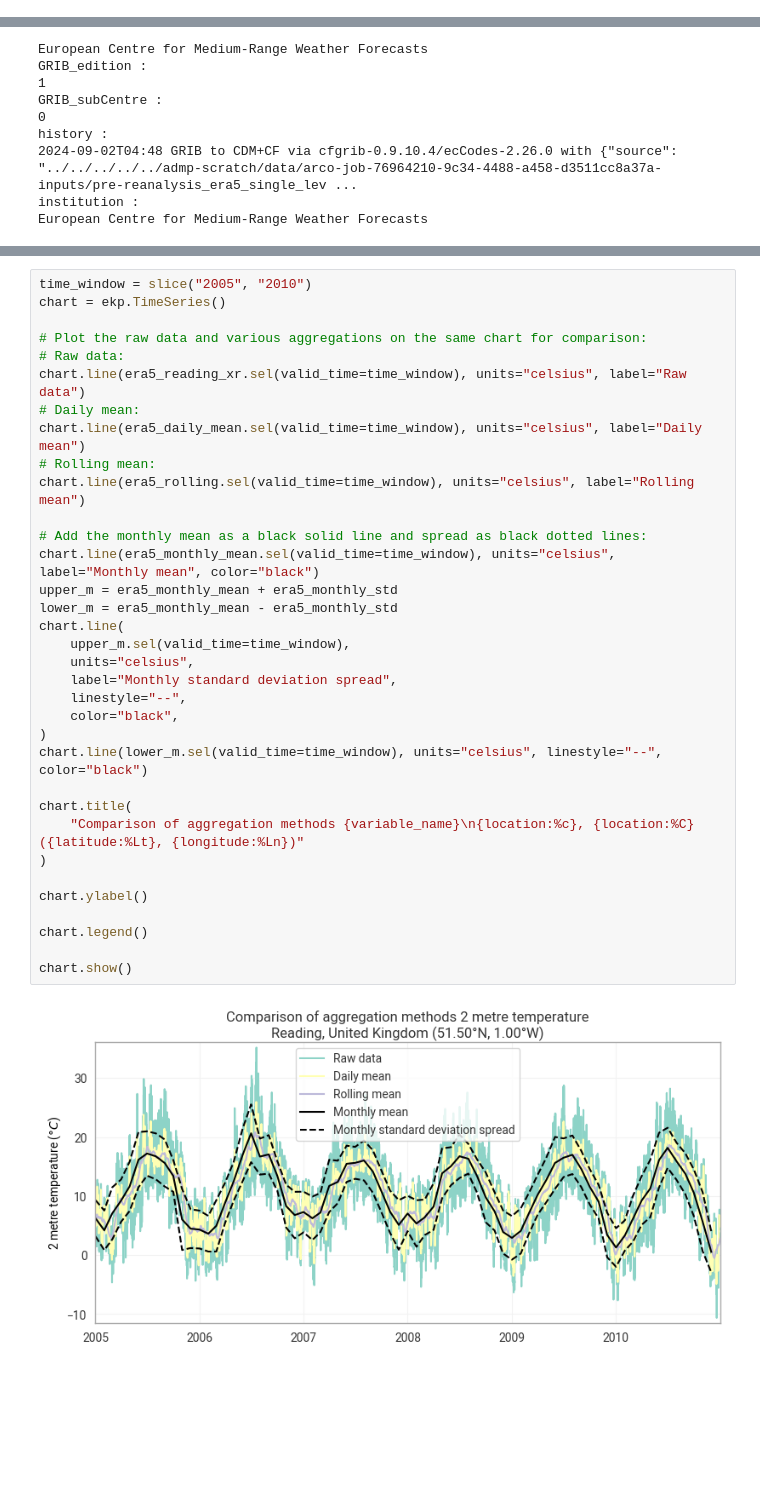
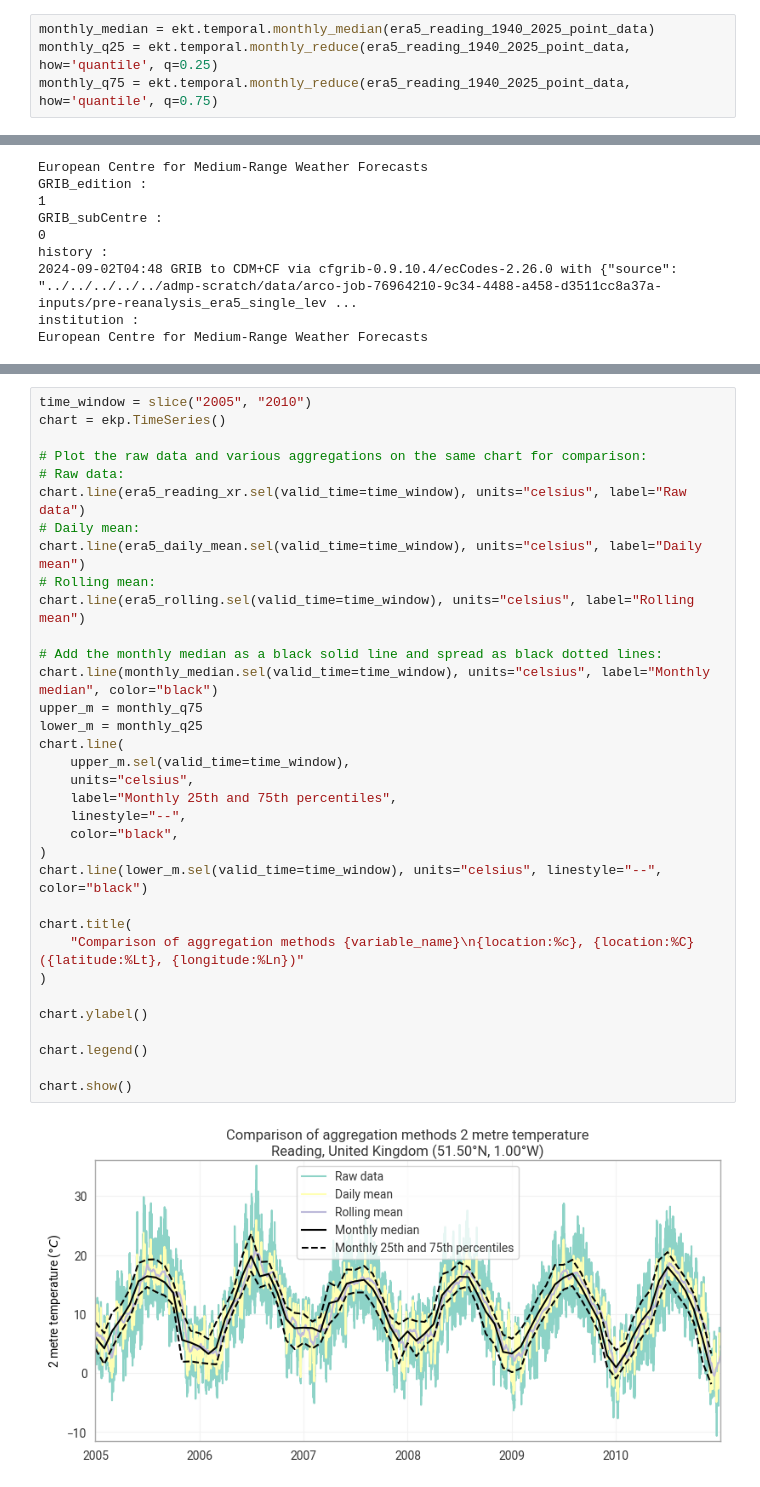
Before and after one commit to ecmwf-training/2026-earthkit-training, a Jupyter notebook: content/earthkit-transforms/01b-temporal-aggregations-daily-monthly.ipynb, the cells around one changed output, grey strips where cells are left out. Saved outputs shown, nothing was run; the diff lists cells and outputs as text; blank space fills up the shorter version.

```diff
--- a/content/earthkit-transforms/01b-temporal-aggregations-daily-monthly.ipynb
+++ b/content/earthkit-transforms/01b-temporal-aggregations-daily-monthly.ipynb
@@ -90,3 +72,7 @@ Attributes:
+# %%
+monthly_median = ekt.temporal.monthly_median(era5_reading_1940_2025_point_data)
+monthly_q25 = ekt.temporal.monthly_reduce(era5_reading_1940_2025_point_data, how='quantile', q=0.25)
+monthly_q75 = ekt.temporal.monthly_reduce(era5_reading_1940_2025_point_data, how='quantile', q=0.75)
 # %% [markdown]
 ## Rolling reductions
 
@@ -139,36 +125,36 @@ European Centre for Medium-Range Weather Forecasts
 # %%
 time_window = slice("2005", "2010")
 chart = ekp.TimeSeries()
 
 # Plot the raw data and various aggregations on the same chart for comparison:
 # Raw data:
 chart.line(era5_reading_xr.sel(valid_time=time_window), units="celsius", label="Raw data")
 # Daily mean:
 chart.line(era5_daily_mean.sel(valid_time=time_window), units="celsius", label="Daily mean")
 # Rolling mean:
 chart.line(era5_rolling.sel(valid_time=time_window), units="celsius", label="Rolling mean")
 
-# Add the monthly mean as a black solid line and spread as black dotted lines:
-chart.line(era5_monthly_mean.sel(valid_time=time_window), units="celsius", label="Monthly mean", color="black")
-upper_m = era5_monthly_mean + era5_monthly_std
-lower_m = era5_monthly_mean - era5_monthly_std
+# Add the monthly median as a black solid line and spread as black dotted lines:
+chart.line(monthly_median.sel(valid_time=time_window), units="celsius", label="Monthly median", color="black")
+upper_m = monthly_q75
+lower_m = monthly_q25
 chart.line(
     upper_m.sel(valid_time=time_window),
     units="celsius",
-    label="Monthly standard deviation spread",
+    label="Monthly 25th and 75th percentiles",
     linestyle="--",
     color="black",
 )
 chart.line(lower_m.sel(valid_time=time_window), units="celsius", linestyle="--", color="black")
 
 chart.title(
     "Comparison of aggregation methods {variable_name}\n{location:%c}, {location:%C} ({latitude:%Lt}, {longitude:%Ln})"
 )
 
 chart.ylabel()
 
 chart.legend()
 
 chart.show()
 # %% [output]
-[figure, old version]
+[figure, new version]
```
Also changed, not shown: parts of 3 cells of this notebook, 11 other files.
